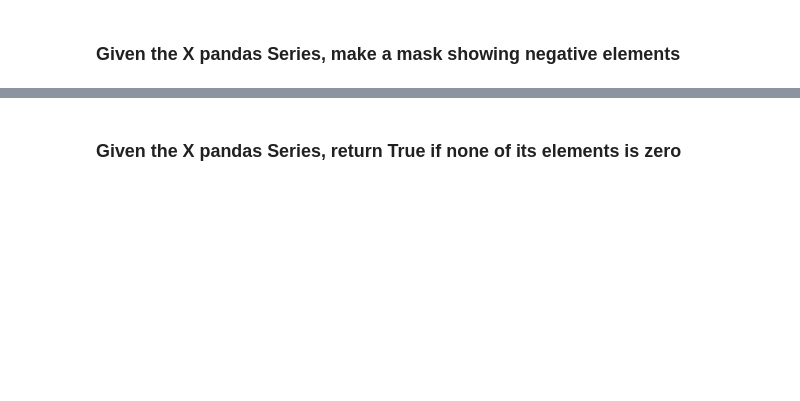
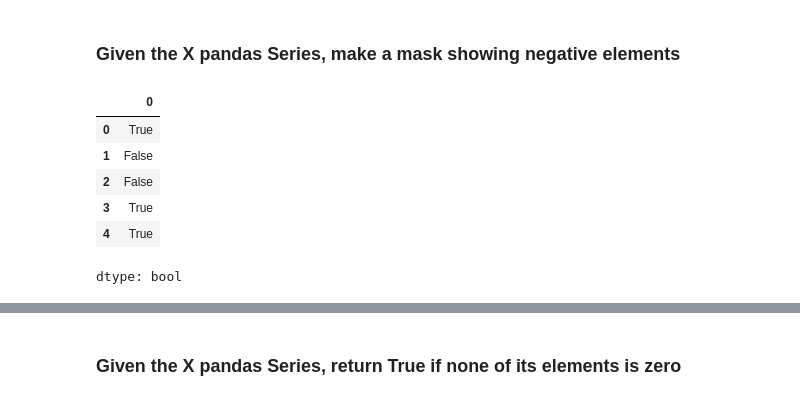
Before and after one commit to Andy-Raposo/freecodecamp-intro-to-pandas, a Jupyter notebook: 2 - Pandas Series exercises.ipynb, the cells around one changed output, grey strips where cells are left out. Saved outputs shown, nothing was run; the diff lists cells and outputs as text; code cells hidden in the pictures; blank space fills up the shorter version.

```diff
--- a/2 - Pandas Series exercises.ipynb
+++ b/2 - Pandas Series exercises.ipynb
@@ -312,3 +386,16 @@ X + 5
+# %%
+# your code goes here
+X = pd.Series(np.round(np.random.uniform(-10, 11, 5), 2))
+mask = X < 0
+mask
+# %% [output]
+|  | 0 |
+| 0 | True |
+| 1 | False |
+| 2 | False |
+| 3 | True |
+| 4 | True |
+dtype: bool
 # %%
 X = pd.Series([-1,2,0,-4,5,6,0,0,-9,10])
 
```
Also changed, not shown: parts of 30 cells of this notebook.
